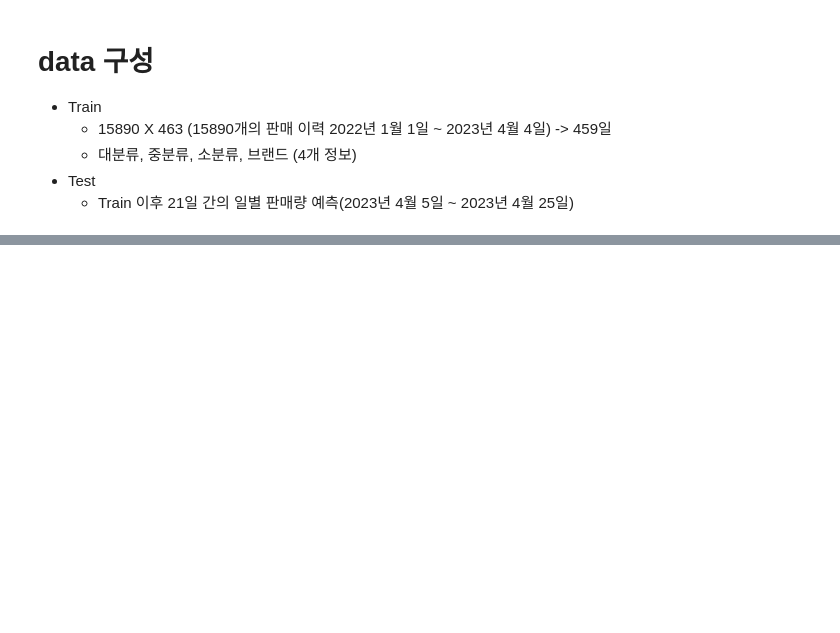
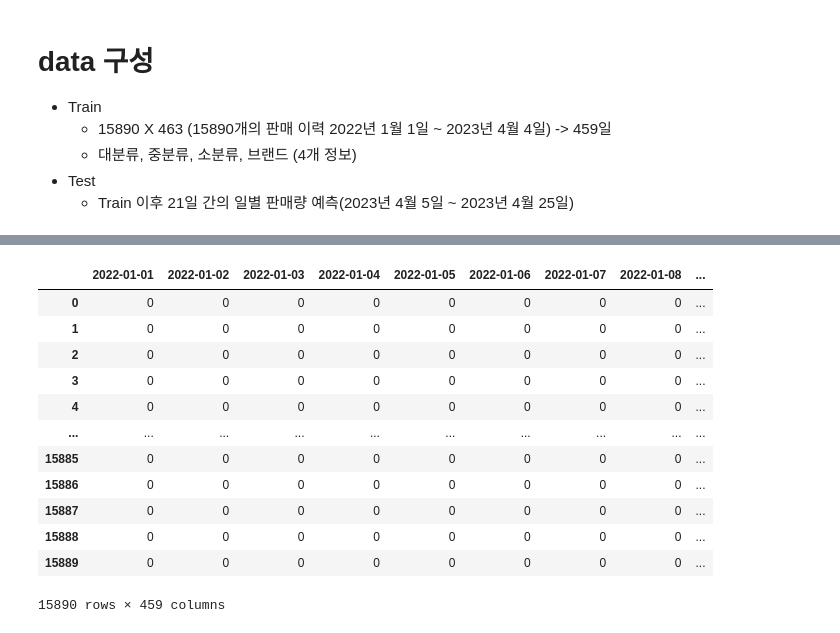
Before and after one commit to SangJunni/LGAimers, a Jupyter notebook: EDA/[EDA]train_visualization.ipynb, the cells around one changed output, grey strips where cells are left out. Drawn from its saved outputs; the diff is of its cells as text; code cells hidden in the pictures; blank space fills up the shorter version.

```diff
--- a/EDA/[EDA]train_visualization.ipynb
+++ b/EDA/[EDA]train_visualization.ipynb
@@ -28,0 +32,17 @@ train_data
+# %%
+sales_data = sales_data.drop(columns = ['ID', '제품', '대분류', '중분류', '소분류', '브랜드'])
+sales_data
+# %% [output]
+|  | 2022-01-01 | 2022-01-02 | 2022-01-03 | 2022-01-04 | 2022-01-05 | 2022-01-06 | 2022-01-07 | 2022-01-08 | ... |
+| 0 | 0 | 0 | 0 | 0 | 0 | 0 | 0 | 0 | ... |
+| 1 | 0 | 0 | 0 | 0 | 0 | 0 | 0 | 0 | ... |
+| 2 | 0 | 0 | 0 | 0 | 0 | 0 | 0 | 0 | ... |
+| 3 | 0 | 0 | 0 | 0 | 0 | 0 | 0 | 0 | ... |
+| 4 | 0 | 0 | 0 | 0 | 0 | 0 | 0 | 0 | ... |
+| ... | ... | ... | ... | ... | ... | ... | ... | ... | ... |
+| 15885 | 0 | 0 | 0 | 0 | 0 | 0 | 0 | 0 | ... |
+| 15886 | 0 | 0 | 0 | 0 | 0 | 0 | 0 | 0 | ... |
+| 15887 | 0 | 0 | 0 | 0 | 0 | 0 | 0 | 0 | ... |
+| 15888 | 0 | 0 | 0 | 0 | 0 | 0 | 0 | 0 | ... |
+| 15889 | 0 | 0 | 0 | 0 | 0 | 0 | 0 | 0 | ... |
+15890 rows × 459 columns
```
Also changed, not shown: parts of 8 cells of this notebook.
